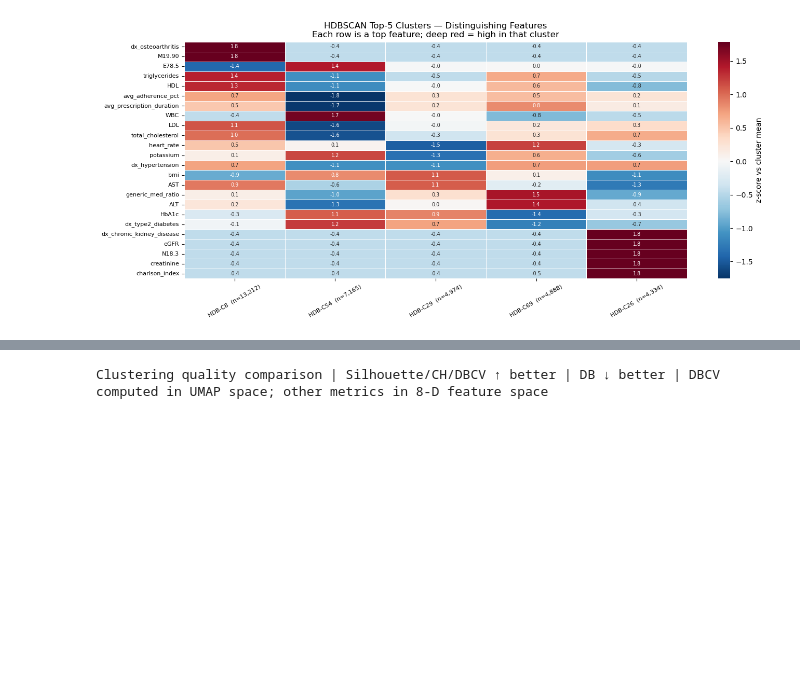
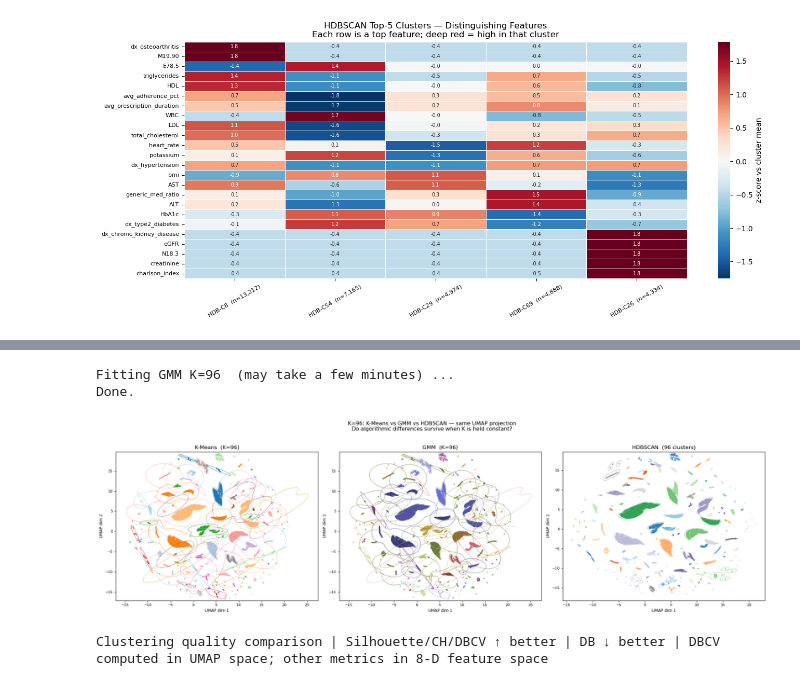
Before and after one commit to leastima/ml_project, a Jupyter notebook: unsupervised/unsupervised_learning.ipynb, the cells around one changed output, grey strips where cells are left out. Cells and saved outputs as stored; diff of their text form; code cells hidden in the pictures; blank space fills up the shorter version.

```diff
--- a/unsupervised/unsupervised_learning.ipynb
+++ b/unsupervised/unsupervised_learning.ipynb
@@ -554,3 +601,65 @@ plt.show()
+# %%
+# ── K=96 head-to-head: K-Means | GMM | HDBSCAN ──────────────────────────────
+from sklearn.mixture import GaussianMixture
+from matplotlib.lines import Line2D
+import seaborn as sns
+
+K96 = 96
+
+# -- K-Means K=96 (reuse from sweep) --
+km96_labels = sweep_labels[K96]
+
+# -- GMM K=96 --
+print('Fitting GMM K=96  (may take a few minutes) ...')
+gmm96 = GaussianMixture(n_components=K96, covariance_type='diag',
+                         random_state=SEED, max_iter=300, n_init=1)
+gmm96.fit(X_red)
+gmm96_labels = gmm96.predict(X_red)
+print('Done.')
+
+# -- HDBSCAN labels already in hdb_labels --
+titles = [f'K-Means  (K={K96})', f'GMM  (K={K96})', f'HDBSCAN  ({n_clusters} clusters)']
+all_labels = [km96_labels, gmm96_labels, hdb_labels]
+cmaps_ = ['tab20', 'tab20b', 'tab20c']
+
+fig, axes = plt.subplots(1, 3, figsize=(21, 6))
+for ax, lbl, title, cm in zip(axes, all_labels, titles, cmaps_):
+    unique = sorted(set(lbl) - {-1})
+    n_c    = len(unique)
+    pal    = plt.get_cmap(cm)
+    col_map = {c: pal(i % 20) for i, c in enumerate(unique)}
+
+    if -1 in set(lbl):  # noise (HDBSCAN)
+        mask = lbl == -1
+        ax.scatter(X_umap[mask, 0], X_umap[mask, 1],
+                   s=1, alpha=0.1, color='#cccccc', rasterized=True)
+
+    for c in unique:
+        mask = lbl == c
+        ax.scatter(X_umap[mask, 0], X_umap[mask, 1],
+                   s=1, alpha=0.15, color=col_map[c], rasterized=True)
+        if mask.sum() > 400:
+            try:
+                sns.kdeplot(x=X_umap[mask, 0], y=X_umap[mask, 1], ax=ax,
+                            color=col_map[c], levels=2, linewidths=0.8, alpha=0.7)
+            except Exception:
+                pass
+
+    ax.set_title(title, fontsize=12)
+    ax.set_xlabel('UMAP dim 1', fontsize=9)
+    ax.set_ylabel('UMAP dim 2', fontsize=9)
+    ax.tick_params(labelsize=8)
+
+plt.suptitle(
+    f'K={K96}: K-Means vs GMM vs HDBSCAN — same UMAP projection\n'
+    'Do algorithmic differences survive when K is held constant?',
+    fontsize=12, y=1.02)
+plt.tight_layout()
+plt.show()
+# %% [output]
+Fitting GMM K=96  (may take a few minutes) ...
+Done.
+[figure, added]
 # %%
 # ── Combined metrics: K-Means vs GMM vs HDBSCAN ──────────────────────────
 # Silhouette / DB / CH — evaluated in 8-D feature space (same for all three)
```
Also changed, not shown: parts of 2 cells of this notebook.
